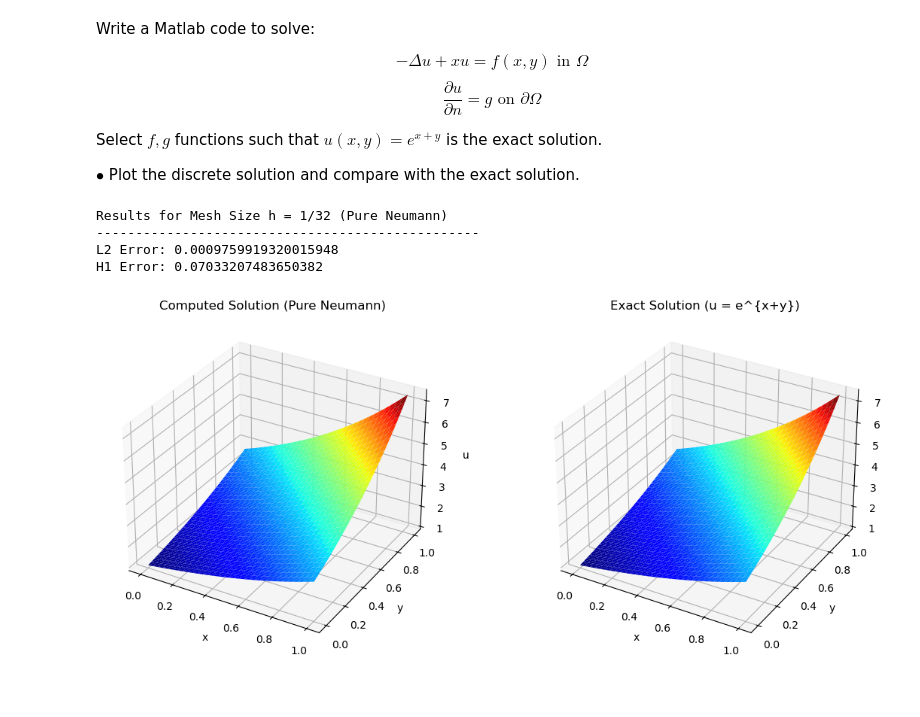
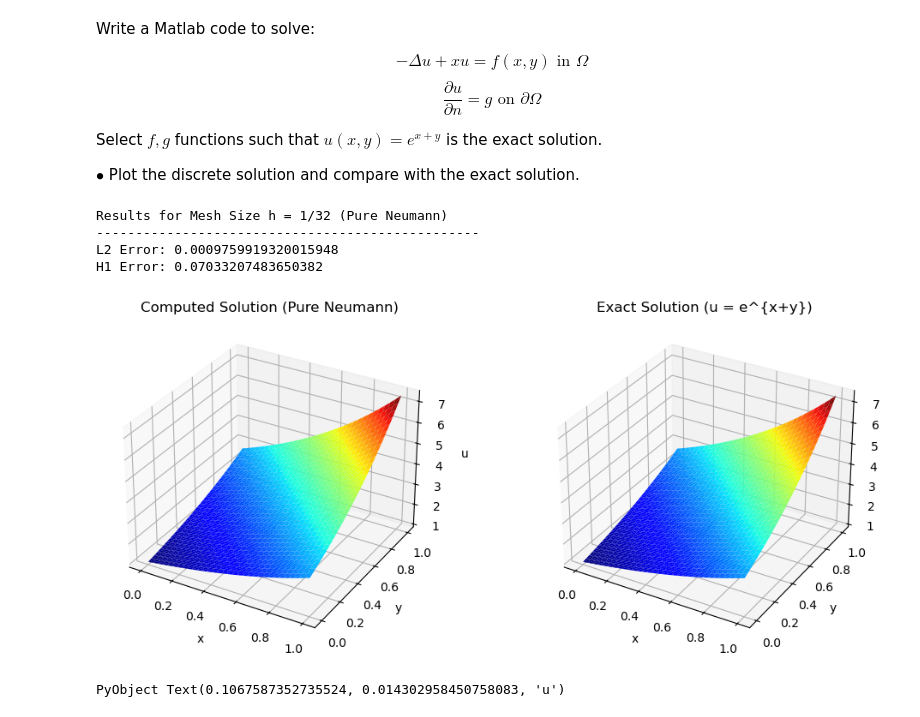
Before and after one commit to Devansh1106/sem8, a Jupyter notebook: fem/assign6_ims22090.ipynb, the cells around one changed output. Cells and saved outputs as stored; diff of their text form; code cells hidden in the pictures.

```diff
--- a/fem/assign6_ims22090.ipynb
+++ b/fem/assign6_ims22090.ipynb
@@ -23,7 +23,6 @@ end
 
 function f(z)
     x, y = z[1], z[2]
-    # Mathematically consistent RHS for -\Delta u + 4u
     return (2 * π^2 + 4) * sin(π * x) * sin(π * y)
 end
 
@@ -141,7 +140,7 @@ function redrefine(Coord, Elem, n2ed, ed2el, Db, Nb)
     return Coord, Elem, Db, Nb
 end
 
-# --- Core FEM Solvers and Error Tracking ---
+# --- FEM Solver and Error ---
 function stima(vertices)
     MatT = vcat(ones(1, 3), vertices')'
     mk = 0.5 * abs(det(MatT'))
@@ -263,11 +262,10 @@ function main()
         end
     end
 
-    # Adjust layout and show the plots
-    tight_layout()
-    display(fig)
+    # tight_layout()
+    # display(fig)
 
-    # Print Convergence Rates to Terminal
+    # Print Convergence Rates
     println("\nMesh Size (h) | L2 Error   | H1 Error   | L2 Rate | H1 Rate")
     println("-------------------------------------------------------------")
     println(rpad(round(h[1], digits=4), 13), " | ", rpad(round(L2e_arr[1], digits=6), 10), " | ", rpad(round(H1e_arr[1], digits=6), 10), " |   ---   |   ---  ")
@@ -543,8 +539,6 @@ function ue(x, y)
 end
 
 function f_src(x, y)
-    # If u = e^{x+y}, then \Delta u = 2e^{x+y}.
-    # Therefore, - \Delta u + xu = -2e^{x+y} + x e^{x+y} = (x - 2)e^{x+y}
     return (x - 2.0) * exp(x + y)
 end
 
@@ -559,7 +553,7 @@ function g_val(P1, P2)
     dy = P2[2] - P1[2]
     len = sqrt(dx^2 + dy^2)
 
-    # Outward unit normal vector for counter-clockwise boundary traversal
+    # Outward unit normal vector for counter-clockwise boundary travel
     nx = dy / len
     ny = -dx / len
 
@@ -618,7 +612,7 @@ function compute_errors(Coord, Elem, uh, u_exact)
         MatT = vcat(ones(1, 3), verts')'
         mk = 0.5 * abs(det(MatT'))
 
-        # L2 Error Quadrature
+        # L2 Error
         val_L2 = (mk / 60.0) * (
             8 * (ue(mp12[1], mp12[2]) - uhmp12)^2 +
             8 * (ue(mp13[1], mp13[2]) - uhmp13)^2 +
@@ -628,7 +622,7 @@ function compute_errors(Coord, Elem, uh, u_exact)
         )
         L2e += val_L2
 
-        # H1 Error Quadrature
+        # H1 Error
         L1 = MatT \ [1.0, 0.0, 0.0]; L2 = MatT \ [0.0, 1.0, 0.0]; L3 = MatT \ [0.0, 0.0, 1.0]
         uxh = Cuh[1]*L1[2] + Cuh[2]*L2[2] + Cuh[3]*L3[2]
         uyh = Cuh[1]*L1[3] + Cuh[2]*L2[3] + Cuh[3]*L3[3]
@@ -643,7 +637,7 @@ end
 # --- Main Driver Function ---
 
 function main()
-    # 1. Generate a structured 32x32 mesh
+    # Generate a structured 32x32 mesh
     N = 32
     h = 1.0 / N
     n_nodes_1d = N + 1
@@ -672,7 +666,7 @@ function main()
         end
     end
 
-    # 2. Extract Boundary Edges for Neumann conditions (ordered counter-clockwise)
+    # Extract Boundary Edges for Neumann conditions (ordered counter-clockwise)
     Nb = zeros(Int, 4 * N, 2)
     idx = 1
     for i in 1:N
@@ -682,11 +676,11 @@ function main()
         Nb[idx, :] = [1 + i * n_nodes_1d, 1 + (i - 1) * n_nodes_1d]; idx += 1          # Left
     end
 
-    # 3. Initialize Global Matrices
+    # Initialize Global Matrices
     A = spzeros(n_nodes, n_nodes)
     b = zeros(n_nodes)
 
-    # 4. Assemble Stiffness Matrix (A) and Body Load Vector (b)
+    # Assemble Stiffness Matrix (A) and rhs Vector (b)
     for j in 1:size(Elem, 1)
         nodes = Elem[j, :]
         verts = Coord[nodes, :]
@@ -698,7 +692,7 @@ function main()
         b[nodes] .+= (mk / 3.0) * f_src(cg[1], cg[2])
     end
 
-    # 5. Apply Neumann Boundary Conditions (Add edge integrals to b)
+    # Apply Neumann Boundary Conditions (Add edge integrals to b)
     for j in 1:size(Nb, 1)
         n1 = Nb[j, 1]
         n2 = Nb[j, 2]
@@ -713,11 +707,10 @@ function main()
         b[n2] += val
     end
 
-    # 6. Solve the linear system
-    # (Pure Neumann is solvable here because the +x*u term makes 'A' positive definite)
+    # Solve the linear system
     uh = A \ b
 
-    # 7. Exact solution and Error Calculation
+    # Exact solution and Error Calculation
     u_exact = [ue(Coord[i, 1], Coord[i, 2]) for i in 1:n_nodes]
     L2e, H1e = compute_errors(Coord, Elem, uh, u_exact)
 
@@ -726,35 +719,36 @@ function main()
     println("L2 Error: ", L2e)
     println("H1 Error: ", H1e)
 
-    # 8. Plotting Discrete vs Exact Solution
+    # Plotting Discrete vs Exact Solution
     fig = figure("FEM Solution - Neumann Boundary", figsize=(12, 5))
     triangles = Elem .- 1 # Convert to 0-based indexing for PyPlot
 
     # Subplot 1: Computed Solution
     ax1 = fig.add_subplot(1, 2, 1, projection="3d")
     ax1.plot_trisurf(Coord[:, 1], Coord[:, 2], triangles, uh, cmap="jet", edgecolor="none")
     ax1.set_title("Computed Solution (Pure Neumann)")
     ax1.set_xlabel("x")
     ax1.set_ylabel("y")
     ax1.set_zlabel("u")
 
     # Subplot 2: Exact Solution
     ax2 = fig.add_subplot(1, 2, 2, projection="3d")
     ax2.plot_trisurf(Coord[:, 1], Coord[:, 2], triangles, u_exact, cmap="jet", edgecolor="none")
     ax2.set_title("Exact Solution (u = e^{x+y})")
     ax2.set_xlabel("x")
     ax2.set_ylabel("y")
     ax2.set_zlabel("u")
 
-    tight_layout()
-    display(fig) # Show perfectly in VS Code Jupyter notebook
+    # tight_layout()
+    # display(fig)
 end
 
 # Run the simulation
 main()
 # %% [output]
 Results for Mesh Size h = 1/32 (Pure Neumann)
 -------------------------------------------------
 L2 Error: 0.0009759919320015948
 H1 Error: 0.07033207483650382
-[figure, old version]
+[figure, new version]
+PyObject Text(0.1067587352735524, 0.014302958450758083, 'u')
```
Also changed, not shown: parts of 2 cells of this notebook.
